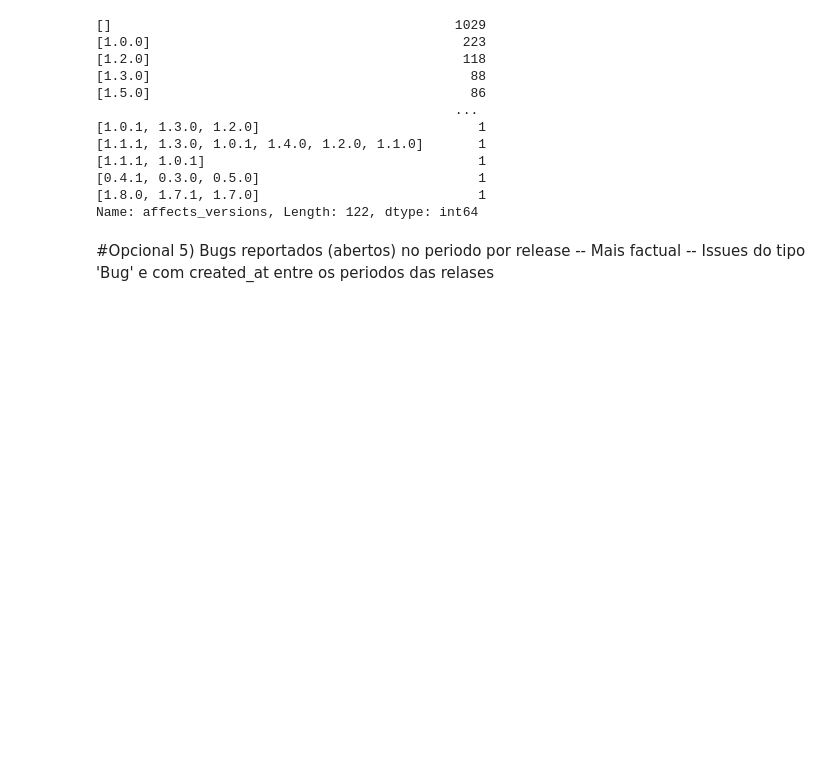
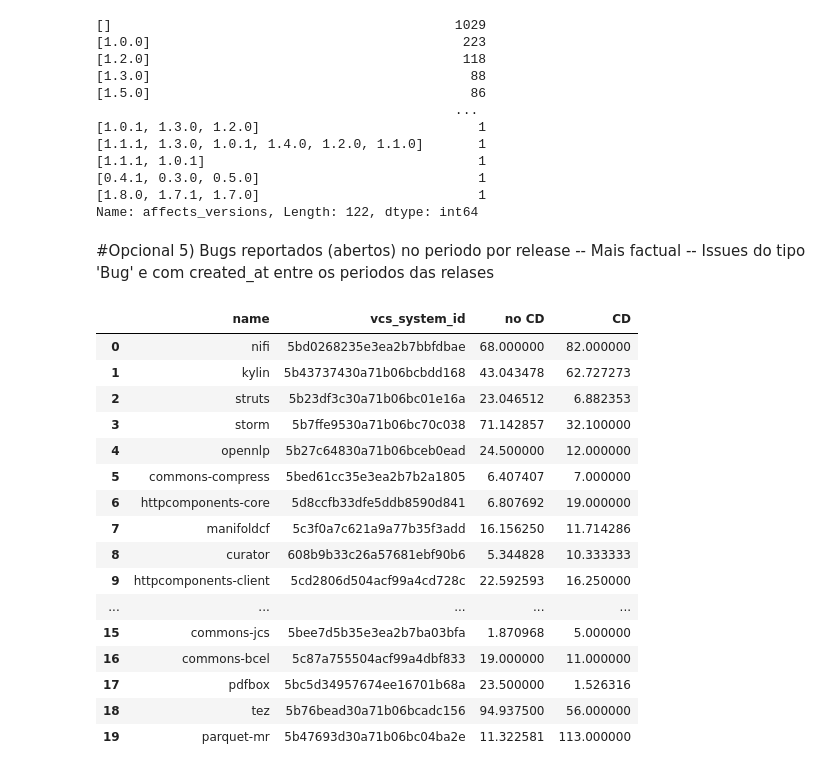
Before and after one commit to diegoandrade-iuv/msr-ch2022-cd, a Jupyter notebook: perguntas de pesquisa.ipynb, the cells around one changed output. Saved outputs shown, nothing was run; the diff lists cells and outputs as text; code cells hidden in the pictures; blank space fills up the shorter version.

```diff
--- a/perguntas de pesquisa.ipynb
+++ b/perguntas de pesquisa.ipynb
@@ -334,3 +444,48 @@ Name: affects_versions, Length: 122, dtype: int64
 Issues do tipo 'Bug' e com created_at entre os periodos das relases
 # %%
 #issues.query('issue_system_id == @tmp_issue_sistem & issue_type == \'Bug\' & created_at > @data_release_anterior  & created_at <= @data_release_da_vez')
+# %%
+bugs_averages_by_project = []
+for i in range(dfProjetosComCD.shape[0]):
+    tmp_name = dfProjetosComCD.iloc[i,0]
+    tmp_vcs = dfProjetosComCD.iloc[i,1]
+    tmp_date = dfProjetosComCD.iloc[i,6]
+    tmp_issue_sistem = dfProjetosComCD.iloc[i,3]
+    ttm_tags_no_cd = tagsDeRelase.query('vcs_system_id == @tmp_vcs & date < @tmp_date ').sort_values(by='date')
+    ttm_tags_cd = tagsDeRelase.query('vcs_system_id == @tmp_vcs & date >= @tmp_date ').sort_values(by='date')
+
+    bugs_average_no_cd = 0
+    for j in range(0,ttm_tags_no_cd.shape[0] - 1):
+        data_release_anterior = ttm_tags_no_cd.iloc[j,6]
+        data_release_da_vez = ttm_tags_no_cd.iloc[j+1,6]
+        bugs_average_no_cd += issues.query('issue_system_id == @tmp_issue_sistem & issue_type == \'Bug\' & created_at > @data_release_anterior  & created_at <= @data_release_da_vez').shape[0]
+    bugs_average_no_cd = bugs_average_no_cd/(ttm_tags_no_cd.shape[0] - 1)
+
+    bugs_average_cd = 0
+    for j in range(0,ttm_tags_cd.shape[0] - 1):
+        data_release_anterior = ttm_tags_cd.iloc[j,6]
+        data_release_da_vez = ttm_tags_cd.iloc[j+1,6]
+        bugs_average_cd += issues.query('issue_system_id == @tmp_issue_sistem & issue_type == \'Bug\' & created_at > @data_release_anterior  & created_at <= @data_release_da_vez').shape[0]
+    bugs_average_cd = bugs_average_cd/(ttm_tags_cd.shape[0] - 1)
+
+    bugs_averages_by_project.append((tmp_name, tmp_vcs, bugs_average_no_cd, bugs_average_cd))
+# %%
+pd.DataFrame(bugs_averages_by_project, columns=['name', 'vcs_system_id', 'no CD', 'CD'])
+# %% [output]
+|  | name | vcs_system_id | no CD | CD |
+| 0 | nifi | 5bd0268235e3ea2b7bbfdbae | 68.000000 | 82.000000 |
+| 1 | kylin | 5b43737430a71b06bcbdd168 | 43.043478 | 62.727273 |
+| 2 | struts | 5b23df3c30a71b06bc01e16a | 23.046512 | 6.882353 |
+| 3 | storm | 5b7ffe9530a71b06bc70c038 | 71.142857 | 32.100000 |
+| 4 | opennlp | 5b27c64830a71b06bceb0ead | 24.500000 | 12.000000 |
+| 5 | commons-compress | 5bed61cc35e3ea2b7b2a1805 | 6.407407 | 7.000000 |
+| 6 | httpcomponents-core | 5d8ccfb33dfe5ddb8590d841 | 6.807692 | 19.000000 |
+| 7 | manifoldcf | 5c3f0a7c621a9a77b35f3add | 16.156250 | 11.714286 |
+| 8 | curator | 608b9b33c26a57681ebf90b6 | 5.344828 | 10.333333 |
+| 9 | httpcomponents-client | 5cd2806d504acf99a4cd728c | 22.592593 | 16.250000 |
+| ... | ... | ... | ... | ... |
+| 15 | commons-jcs | 5bee7d5b35e3ea2b7ba03bfa | 1.870968 | 5.000000 |
+| 16 | commons-bcel | 5c87a755504acf99a4dbf833 | 19.000000 | 11.000000 |
+| 17 | pdfbox | 5bc5d34957674ee16701b68a | 23.500000 | 1.526316 |
+| 18 | tez | 5b76bead30a71b06bcadc156 | 94.937500 | 56.000000 |
+| 19 | parquet-mr | 5b47693d30a71b06bc04ba2e | 11.322581 | 113.000000 |
```
Also changed, not shown: parts of 12 cells of this notebook.
